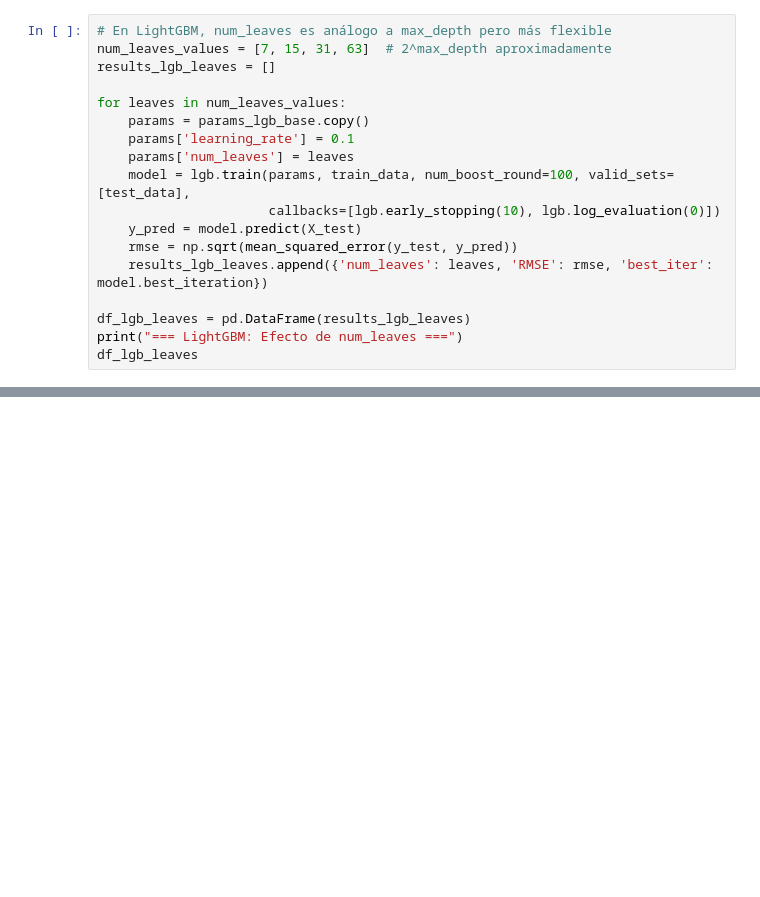
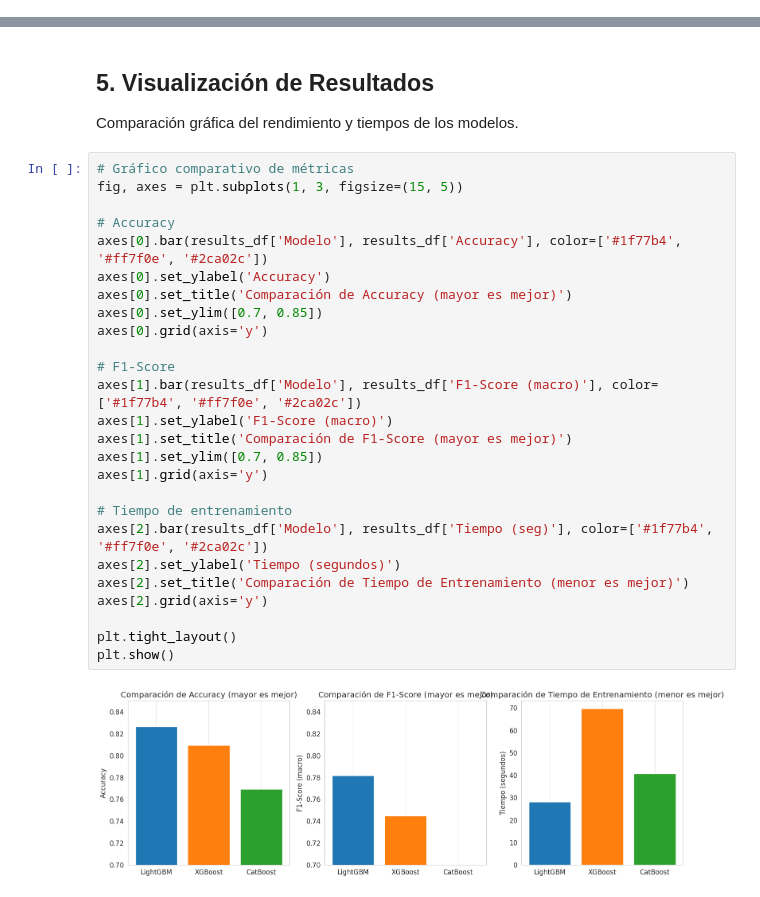
Before and after one commit to cesarsanco-ai/ml-foundations, a Jupyter notebook: docs/material/Sesion07/practica/SESION7_NTB1_ML.ipynb, the cells around one changed output, grey strips where cells are left out. Saved outputs shown, nothing was run; the diff lists cells and outputs as text; blank space fills up the shorter version.

```diff
--- a/docs/material/Sesion07/practica/SESION7_NTB1_ML.ipynb
+++ b/docs/material/Sesion07/practica/SESION7_NTB1_ML.ipynb
@@ -573,18 +0,0 @@ Early stopping, best iteration is:
-# %%
-# En LightGBM, num_leaves es análogo a max_depth pero más flexible
-num_leaves_values = [7, 15, 31, 63]  # 2^max_depth aproximadamente
-results_lgb_leaves = []
-
-for leaves in num_leaves_values:
-    params = params_lgb_base.copy()
-    params['learning_rate'] = 0.1
-    params['num_leaves'] = leaves
-    model = lgb.train(params, train_data, num_boost_round=100, valid_sets=[test_data],
-                      callbacks=[lgb.early_stopping(10), lgb.log_evaluation(0)])
-    y_pred = model.predict(X_test)
-    rmse = np.sqrt(mean_squared_error(y_test, y_pred))
-    results_lgb_leaves.append({'num_leaves': leaves, 'RMSE': rmse, 'best_iter': model.best_iteration})
-
-df_lgb_leaves = pd.DataFrame(results_lgb_leaves)
-print("=== LightGBM: Efecto de num_leaves ===")
-df_lgb_leaves
@@ -762,0 +348,32 @@ En el próximo notebook (NB2) aplicaremos estos conceptos a un problema real de
+# %% [markdown]
+## 5. Visualización de Resultados
+
+Comparación gráfica del rendimiento y tiempos de los modelos.
+# %%
+# Gráfico comparativo de métricas
+fig, axes = plt.subplots(1, 3, figsize=(15, 5))
+
+# Accuracy
+axes[0].bar(results_df['Modelo'], results_df['Accuracy'], color=['#1f77b4', '#ff7f0e', '#2ca02c'])
+axes[0].set_ylabel('Accuracy')
+axes[0].set_title('Comparación de Accuracy (mayor es mejor)')
+axes[0].set_ylim([0.7, 0.85])
+axes[0].grid(axis='y')
+
+# F1-Score
+axes[1].bar(results_df['Modelo'], results_df['F1-Score (macro)'], color=['#1f77b4', '#ff7f0e', '#2ca02c'])
+axes[1].set_ylabel('F1-Score (macro)')
+axes[1].set_title('Comparación de F1-Score (mayor es mejor)')
+axes[1].set_ylim([0.7, 0.85])
+axes[1].grid(axis='y')
+
+# Tiempo de entrenamiento
+axes[2].bar(results_df['Modelo'], results_df['Tiempo (seg)'], color=['#1f77b4', '#ff7f0e', '#2ca02c'])
+axes[2].set_ylabel('Tiempo (segundos)')
+axes[2].set_title('Comparación de Tiempo de Entrenamiento (menor es mejor)')
+axes[2].grid(axis='y')
+
+plt.tight_layout()
+plt.show()
+# %% [output]
+[figure, added]
```
Also changed, not shown: parts of 48 cells of this notebook, 7 other files.
